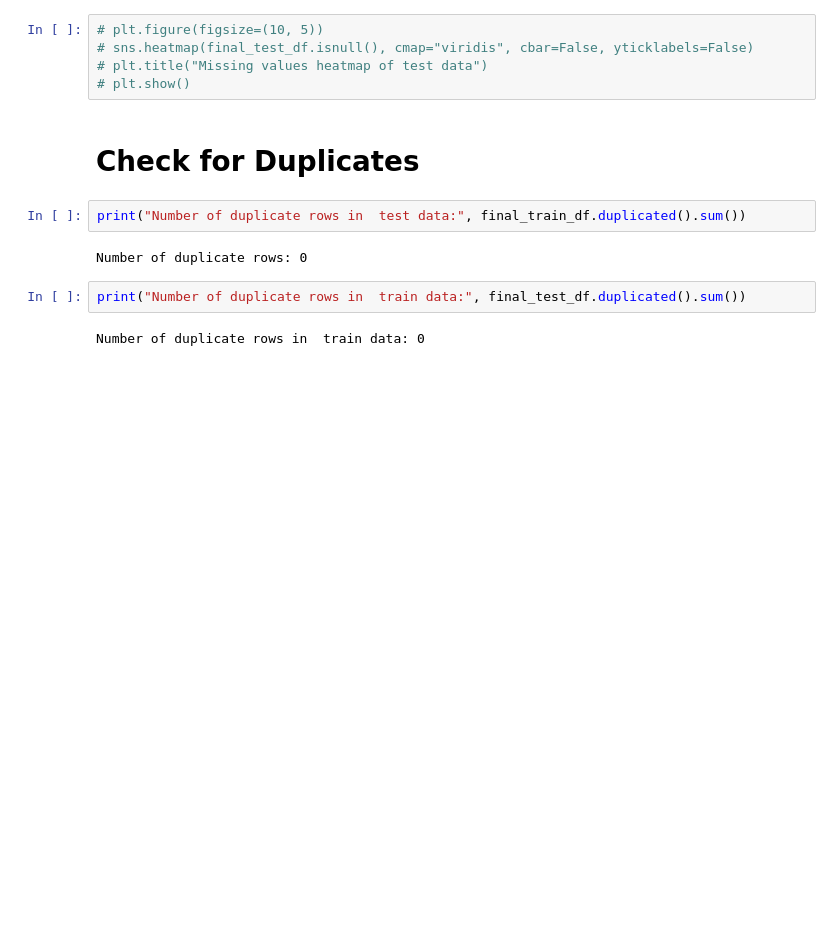
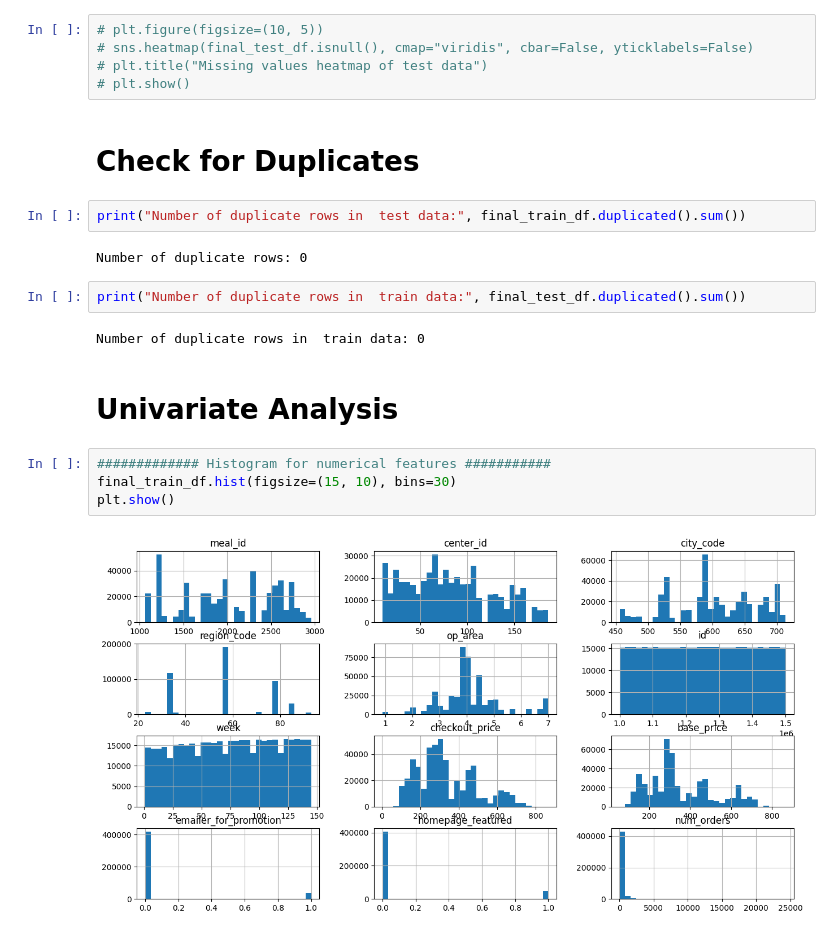
Before and after one commit to JYOTHY-DAS/hackathon-ml-food-demand-forecasting, a Jupyter notebook: food_demand_forecasting_EDA.ipynb, the cells around one changed output. Cells and saved outputs as stored; diff of their text form; blank space fills up the shorter version.

Commit message:
Univariate analysis of train data completed

```diff
--- a/food_demand_forecasting_EDA.ipynb
+++ b/food_demand_forecasting_EDA.ipynb
@@ -225,3 +269,11 @@ Number of duplicate rows: 0
 print("Number of duplicate rows in  train data:", final_test_df.duplicated().sum())
 # %% [output]
 Number of duplicate rows in  train data: 0
+# %% [markdown]
+# Univariate Analysis
+# %%
+############# Histogram for numerical features ###########
+final_train_df.hist(figsize=(15, 10), bins=30)
+plt.show()
+# %% [output]
+[figure, added]
```
Also changed, not shown: parts of 8 cells of this notebook.
